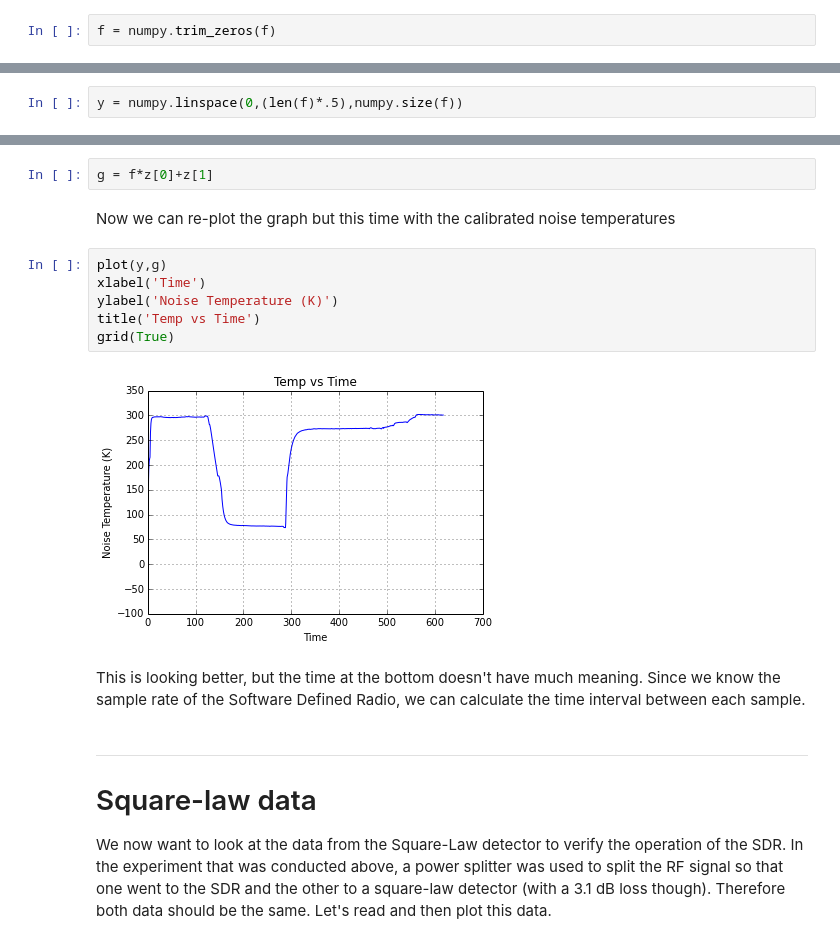
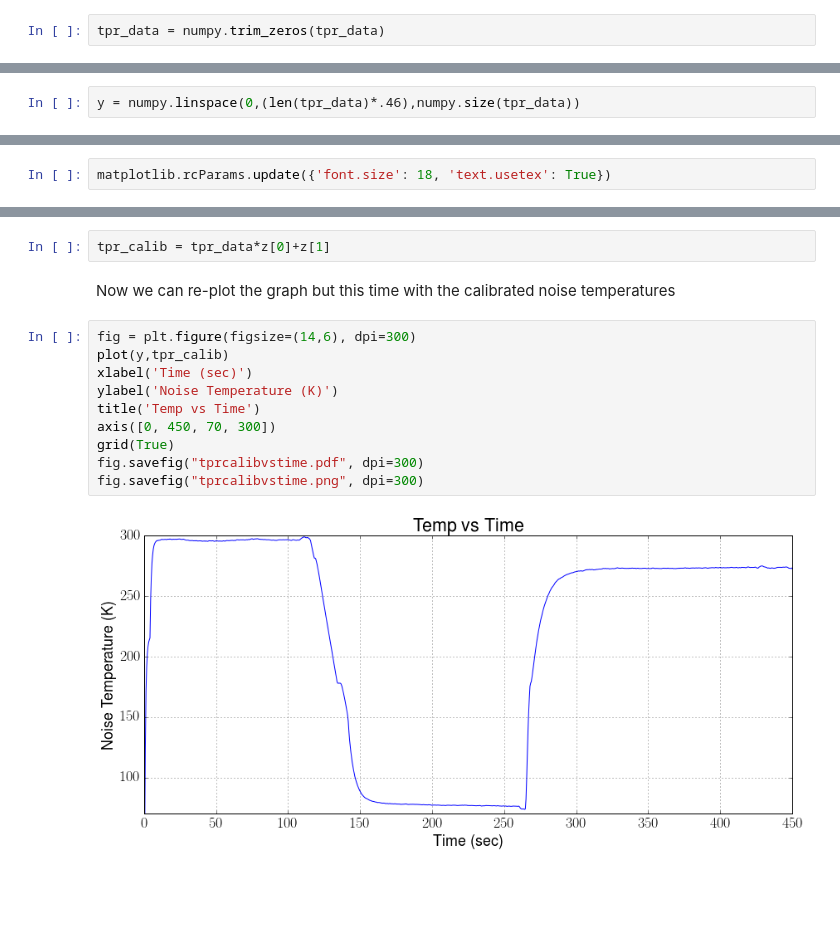
Before and after one commit to matgyver/Radiometer-SDR-Thesis, a Jupyter notebook: Code/iPython/Radiometer_Parse.ipynb, the cells around one changed output, grey strips where cells are left out. Cells and saved outputs as stored; diff of their text form; blank space fills up the shorter version.

Commit message:
Updates to experiments

```diff
--- a/Code/iPython/Radiometer_Parse.ipynb
+++ b/Code/iPython/Radiometer_Parse.ipynb
@@ -29,11 +31,13 @@ f = scipy.fromfile(open(tpr),dtype=scipy.float32)
 # %% [markdown]
 Because of the valve function in GNURadio, there are zeros that get added to the file.  We want to trim out those zeros.
 # %%
-f = numpy.trim_zeros(f)
+tpr_data = numpy.trim_zeros(tpr_data)
 # %% [markdown]
 Create an index array for plotting.  Also, since we know the interval the data is taken, we can convert this to an actual time.
 # %%
-y = numpy.linspace(0,(len(f)*.5),numpy.size(f))
+y = numpy.linspace(0,(len(tpr_data)*.46),numpy.size(tpr_data))
 # %% [markdown]
 ## Plot the data
+# %%
+matplotlib.rcParams.update({'font.size': 18, 'text.usetex': True})
 # %%
@@ -88,21 +96,18 @@ print z
 # %% [markdown]
 Now we apply these values to the array that holds our raw rQ values
 # %%
-g = f*z[0]+z[1]
+tpr_calib = tpr_data*z[0]+z[1]
 # %% [markdown]
 Now we can re-plot the graph but this time with the calibrated noise temperatures
 # %%
-plot(y,g)
-xlabel('Time')
+fig = plt.figure(figsize=(14,6), dpi=300)
+plot(y,tpr_calib)
+xlabel('Time (sec)')
 ylabel('Noise Temperature (K)')
 title('Temp vs Time')
+axis([0, 450, 70, 300])
 grid(True)
+fig.savefig("tprcalibvstime.pdf", dpi=300)
+fig.savefig("tprcalibvstime.png", dpi=300)
 # %% [output]
-[figure, old version]
+[figure, new version]
-# %% [markdown]
-This is looking better, but the time at the bottom doesn't have much meaning.  Since we know the sample rate of the Software Defined Radio, we can calculate the time interval between each sample.
-# %% [markdown]
-- - -
-# Square-law data
-
-We now want to look at the data from the Square-Law detector to verify the operation of the SDR.  In the experiment that was conducted above, a power splitter was used to split the RF signal so that one went to the SDR and the other to a square-law detector (with a 3.1 dB loss though).  Therefore both data should be the same.  Let's read and then plot this data.
```
Also changed, not shown: parts of 22 cells of this notebook, 6 other files.
